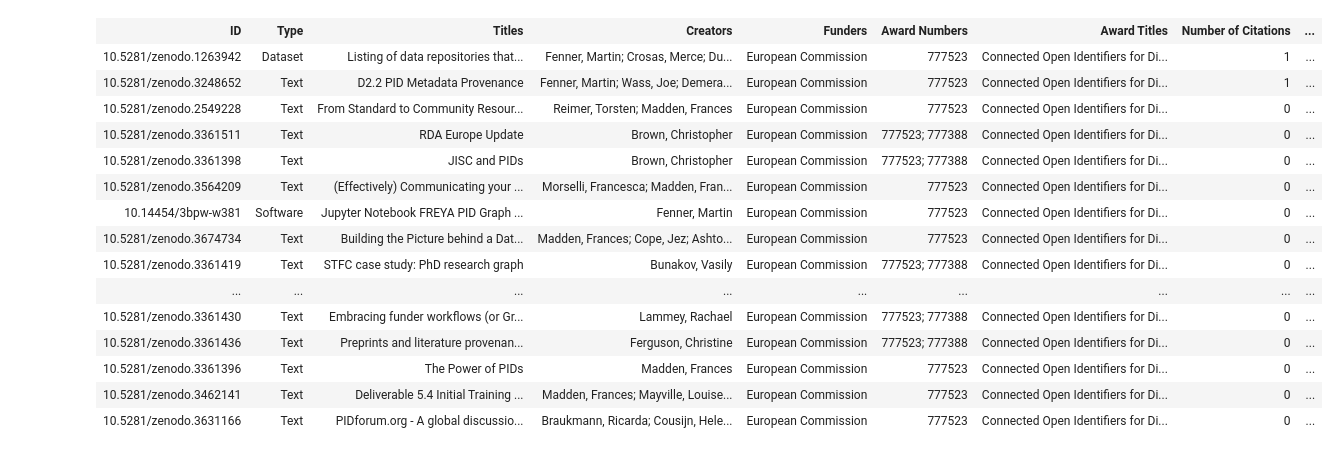
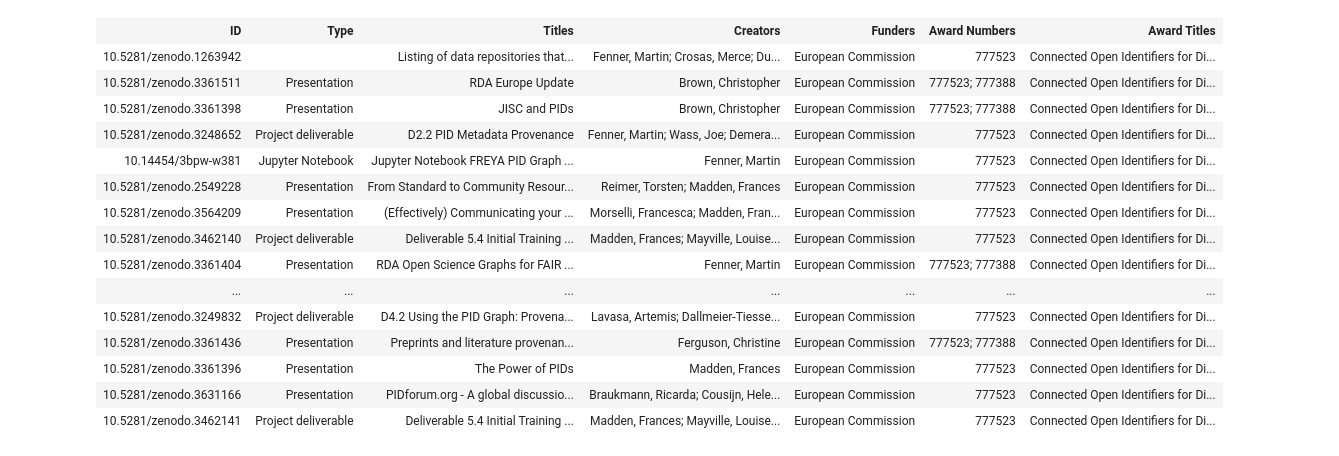
Before and after one commit to datacite/pidgraph-notebooks-python, a Jupyter notebook: user-story-10-grant-outputs/py-grant-outputs.ipynb, the cells around one changed output. Cells and saved outputs as stored; diff of their text form; code cells hidden in the pictures.

```diff
--- a/user-story-10-grant-outputs/py-grant-outputs.ipynb
+++ b/user-story-10-grant-outputs/py-grant-outputs.ipynb
@@ -76,4 +86,8 @@ data = client.execute(query)
+# %%
+import json
+data = client.execute(query, variable_values=json.dumps(query_params))
 # %%
 # Get the total number of outputs to date
-display(Markdown(str(data['works']['totalCount'])))
+funder = data['funder']['works']
+display(Markdown(str(funder['totalCount'])))
 # %% [output]
@@ -105,42 +139,53 @@ plt.show()
 # %%
 from IPython.core.display import display, HTML
+xstr = lambda s: '' if s is None else str(s)
 
 # Get details for each output
-outputs = [['ID','Type','Titles','Creators','Funders','Award Numbers','Award Titles', 'Number of Citations', 'Number of Views', 'Number of Downloads']]
-for r in data['works']['nodes']:
+outputs = [['ID','Type','Titles','Creators','Funders','Award Numbers','Award Titles']]
+# Since there is scope for duplicates in Zenodo, versions of previously seen nodes are considered duplicates and stored in duplicate_versions so that
+# they can be excluded if seen later
+unique_output_nodes = []
+for r in funder['nodes']:
     id = '<a href="%s">%s</a></html>' % (r['id'], '/'.join(r['id'].split("/")[3:]))
+    if r['versionOfCount'] > 0:
+        # If the current output is a version of another one, exclude it
+        continue
+    # Store unique output nodes - to be used downstream in this notebook
+    unique_output_nodes.append(r)
+
     titles = '; '.join([s['title'] for s in r['titles']])
     creators = '; '.join(['<a href="%s">%s</a>' % (s['id'],s['name']) for s in r['creators']])
+    resource_type = xstr(r['types']['resourceType'])
     funders = '; '.join(set(['<a href="%s">%s</a>' % (s['funderIdentifier'],s['funderName']) for s in r['fundingReferences']]))
     award_numbers = '; '.join([s['awardNumber'] for s in r['fundingReferences']])
     award_titles = '; '.join([s['awardTitle'] for s in r['fundingReferences']])
-    output = [id, r['type'], titles, creators, funders, award_numbers, award_titles, str(r['citationCount']), str(r['viewCount']), str(r['downloadCount'])]
+    output = [id, resource_type, titles, creators, funders, award_numbers, award_titles]
     outputs += [output]
 
 # Display outputs as html table
 html_table = '<html><table>'
 html_table += '<tr><th style="text-align:center;">' + '</th><th style="text-align:center;">'.join(outputs[0]) + '</th></tr>'
 for row in outputs[1:]:
     html_table += '<tr><td style="text-align:left;">' + '</td><td style="text-align:left;">'.join(row) + '</td></tr>'
 html_table += '</table></html>'
 display(HTML(html_table))
 # %% [output]
-| ID | Type | Titles | Creators | Funders | Award Numbers | Award Titles | Number of Citations | ... |
-| 10.5281/zenodo.1263942 | Dataset | Listing of data repositories that... | Fenner, Martin; Crosas, Merce; Du... | European Commission | 777523 | Connected Open Identifiers for Di... | 1 | ... |
-| 10.5281/zenodo.3248652 | Text | D2.2 PID Metadata Provenance | Fenner, Martin; Wass, Joe; Demera... | European Commission | 777523 | Connected Open Identifiers for Di... | 1 | ... |
-| 10.5281/zenodo.2549228 | Text | From Standard to Community Resour... | Reimer, Torsten; Madden, Frances | European Commission | 777523 | Connected Open Identifiers for Di... | 0 | ... |
-| 10.5281/zenodo.3361511 | Text | RDA Europe Update | Brown, Christopher | European Commission | 777523; 777388 | Connected Open Identifiers for Di... | 0 | ... |
-| 10.5281/zenodo.3361398 | Text | JISC and PIDs | Brown, Christopher | European Commission | 777523; 777388 | Connected Open Identifiers for Di... | 0 | ... |
-| 10.5281/zenodo.3564209 | Text | (Effectively) Communicating your ... | Morselli, Francesca; Madden, Fran... | European Commission | 777523 | Connected Open Identifiers for Di... | 0 | ... |
-| 10.14454/3bpw-w381 | Software | Jupyter Notebook FREYA PID Graph ... | Fenner, Martin | European Commission | 777523 | Connected Open Identifiers for Di... | 0 | ... |
-| 10.5281/zenodo.3674734 | Text | Building the Picture behind a Dat... | Madden, Frances; Cope, Jez; Ashto... | European Commission | 777523 | Connected Open Identifiers for Di... | 0 | ... |
-| 10.5281/zenodo.3361419 | Text | STFC case study: PhD research graph | Bunakov, Vasily | European Commission | 777523; 777388 | Connected Open Identifiers for Di... | 0 | ... |
-| ... | ... | ... | ... | ... | ... | ... | ... | ... |
-| 10.5281/zenodo.3361430 | Text | Embracing funder workflows (or Gr... | Lammey, Rachael | European Commission | 777523; 777388 | Connected Open Identifiers for Di... | 0 | ... |
-| 10.5281/zenodo.3361436 | Text | Preprints and literature provenan... | Ferguson, Christine | European Commission | 777523; 777388 | Connected Open Identifiers for Di... | 0 | ... |
-| 10.5281/zenodo.3361396 | Text | The Power of PIDs | Madden, Frances | European Commission | 777523 | Connected Open Identifiers for Di... | 0 | ... |
-| 10.5281/zenodo.3462141 | Text | Deliverable 5.4 Initial Training ... | Madden, Frances; Mayville, Louise... | European Commission | 777523 | Connected Open Identifiers for Di... | 0 | ... |
-| 10.5281/zenodo.3631166 | Text | PIDforum.org - A global discussio... | Braukmann, Ricarda; Cousijn, Hele... | European Commission | 777523 | Connected Open Identifiers for Di... | 0 | ... |
+| ID | Type | Titles | Creators | Funders | Award Numbers | Award Titles |
+| 10.5281/zenodo.1263942 |  | Listing of data repositories that... | Fenner, Martin; Crosas, Merce; Du... | European Commission | 777523 | Connected Open Identifiers for Di... |
+| 10.5281/zenodo.3361511 | Presentation | RDA Europe Update | Brown, Christopher | European Commission | 777523; 777388 | Connected Open Identifiers for Di... |
+| 10.5281/zenodo.3361398 | Presentation | JISC and PIDs | Brown, Christopher | European Commission | 777523; 777388 | Connected Open Identifiers for Di... |
+| 10.5281/zenodo.3248652 | Project deliverable | D2.2 PID Metadata Provenance | Fenner, Martin; Wass, Joe; Demera... | European Commission | 777523 | Connected Open Identifiers for Di... |
+| 10.14454/3bpw-w381 | Jupyter Notebook | Jupyter Notebook FREYA PID Graph ... | Fenner, Martin | European Commission | 777523 | Connected Open Identifiers for Di... |
+| 10.5281/zenodo.2549228 | Presentation | From Standard to Community Resour... | Reimer, Torsten; Madden, Frances | European Commission | 777523 | Connected Open Identifiers for Di... |
+| 10.5281/zenodo.3564209 | Presentation | (Effectively) Communicating your ... | Morselli, Francesca; Madden, Fran... | European Commission | 777523 | Connected Open Identifiers for Di... |
+| 10.5281/zenodo.3462140 | Project deliverable | Deliverable 5.4 Initial Training ... | Madden, Frances; Mayville, Louise... | European Commission | 777523 | Connected Open Identifiers for Di... |
+| 10.5281/zenodo.3361404 | Presentation | RDA Open Science Graphs for FAIR ... | Fenner, Martin | European Commission | 777523; 777388 | Connected Open Identifiers for Di... |
+| ... | ... | ... | ... | ... | ... | ... |
+| 10.5281/zenodo.3249832 | Project deliverable | D4.2 Using the PID Graph: Provena... | Lavasa, Artemis; Dallmeier-Tiesse... | European Commission | 777523 | Connected Open Identifiers for Di... |
+| 10.5281/zenodo.3361436 | Presentation | Preprints and literature provenan... | Ferguson, Christine | European Commission | 777523; 777388 | Connected Open Identifiers for Di... |
+| 10.5281/zenodo.3361396 | Presentation | The Power of PIDs | Madden, Frances | European Commission | 777523 | Connected Open Identifiers for Di... |
+| 10.5281/zenodo.3631166 | Presentation | PIDforum.org - A global discussio... | Braukmann, Ricarda; Cousijn, Hele... | European Commission | 777523 | Connected Open Identifiers for Di... |
+| 10.5281/zenodo.3462141 | Project deliverable | Deliverable 5.4 Initial Training ... | Madden, Frances; Mayville, Louise... | European Commission | 777523 | Connected Open Identifiers for Di... |
 # %%
 from IPython.core.display import display, HTML
 
```
Also changed, not shown: parts of 7 cells of this notebook, 2 other files.
